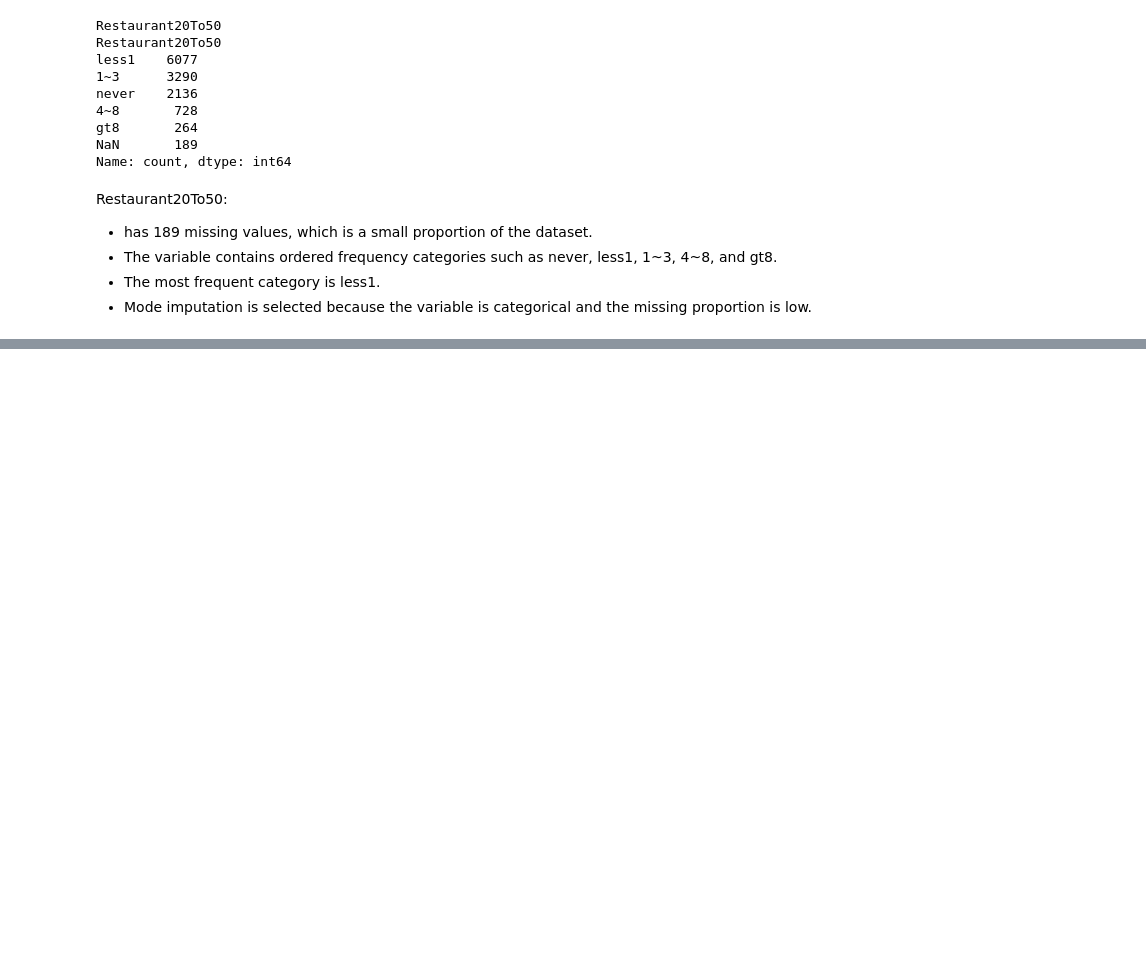
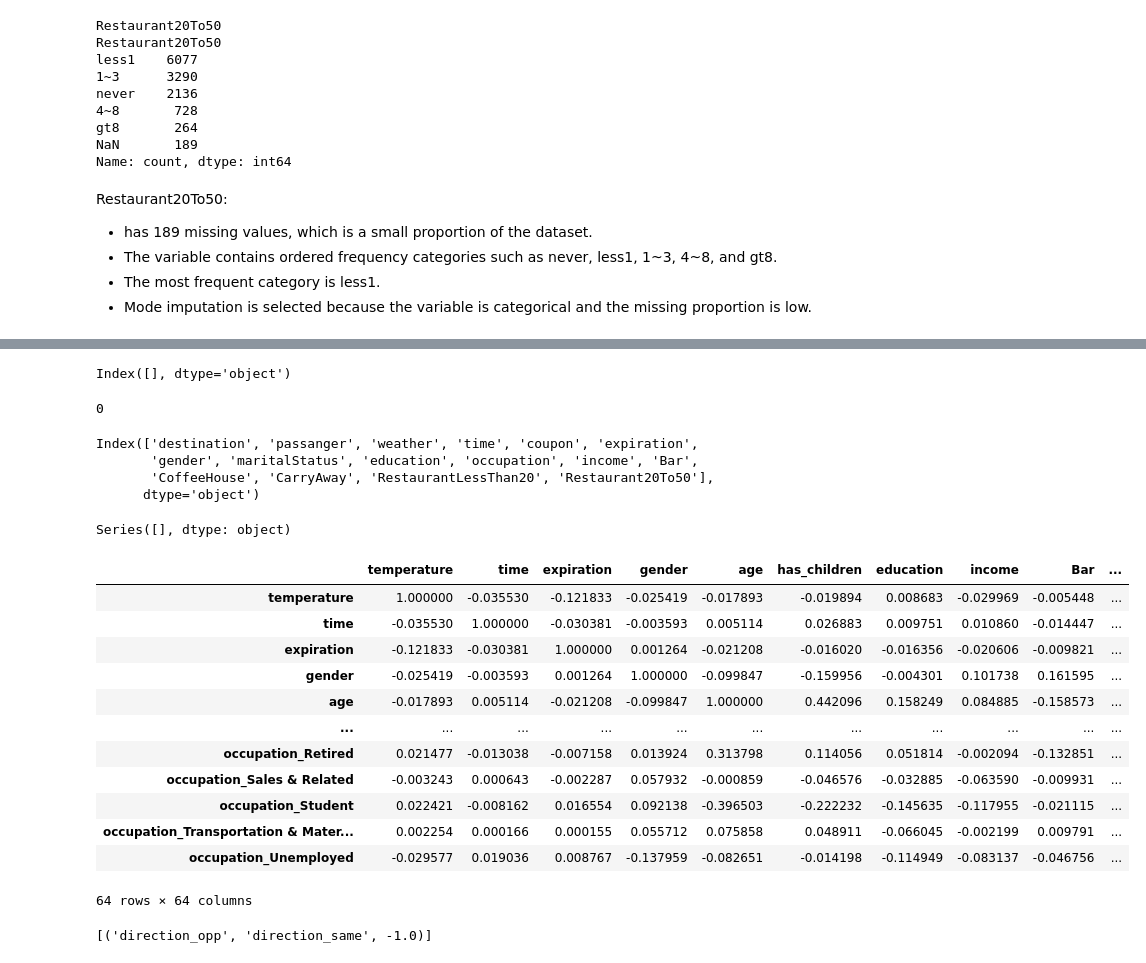
Before and after one commit to ChDXXX/IFN580-A1, a Jupyter notebook: Task1.ipynb, the cells around one changed output, grey strips where cells are left out. Saved outputs shown, nothing was run; the diff lists cells and outputs as text; code cells hidden in the pictures; blank space fills up the shorter version.

Commit message:
Add files via upload
Final task 1

```diff
--- a/Task1.ipynb
+++ b/Task1.ipynb
@@ -262,0 +430,2 @@ array(['21', '46', '26', '31', '41', '50plus', '36', 'below21'],
+# %%
+df = df.drop(columns=['destination'])
@@ -262,0 +442,16 @@ array(['21', '46', '26', '31', '41', '50plus', '36', 'below21'],
+# %%
+nominal_columns = [
+    'passanger',
+    'weather',
+    'coupon',
+    'maritalStatus',
+    'occupation'
+]
+nominal_encoded = pd.get_dummies(
+    df[nominal_columns],
+    prefix=nominal_columns,
+    dtype=int
+)
+df = pd.concat([df, nominal_encoded], axis=1)
+# %%
+df = df.drop(columns=nominal_columns)
@@ -262,0 +490,56 @@ array(['21', '46', '26', '31', '41', '50plus', '36', 'below21'],
+# %%
+df.select_dtypes(include='object').columns
+# %% [output]
+Index([], dtype='object')
+# %%
+df.isnull().sum().sum()
+# %% [output]
+0
+# %%
+# Task 1.4 – Correlation Analysis and Redundant Variables
+
+df.select_dtypes(exclude='number').columns
+# %% [output]
+Index(['destination', 'passanger', 'weather', 'time', 'coupon', 'expiration',
+       'gender', 'maritalStatus', 'education', 'occupation', 'income', 'Bar',
+       'CoffeeHouse', 'CarryAway', 'RestaurantLessThan20', 'Restaurant20To50'],
+      dtype='object')
+# %%
+df.dtypes[df.dtypes == 'object']
+# %% [output]
+Series([], dtype: object)
+# %%
+correlation_matrix = df.corr()
+# %%
+correlation_matrix
+# %% [output]
+|  | temperature | time | expiration | gender | age | has_children | education | income | Bar | ... |
+| temperature | 1.000000 | -0.035530 | -0.121833 | -0.025419 | -0.017893 | -0.019894 | 0.008683 | -0.029969 | -0.005448 | ... |
+| time | -0.035530 | 1.000000 | -0.030381 | -0.003593 | 0.005114 | 0.026883 | 0.009751 | 0.010860 | -0.014447 | ... |
+| expiration | -0.121833 | -0.030381 | 1.000000 | 0.001264 | -0.021208 | -0.016020 | -0.016356 | -0.020606 | -0.009821 | ... |
+| gender | -0.025419 | -0.003593 | 0.001264 | 1.000000 | -0.099847 | -0.159956 | -0.004301 | 0.101738 | 0.161595 | ... |
+| age | -0.017893 | 0.005114 | -0.021208 | -0.099847 | 1.000000 | 0.442096 | 0.158249 | 0.084885 | -0.158573 | ... |
+| ... | ... | ... | ... | ... | ... | ... | ... | ... | ... | ... |
+| occupation_Retired | 0.021477 | -0.013038 | -0.007158 | 0.013924 | 0.313798 | 0.114056 | 0.051814 | -0.002094 | -0.132851 | ... |
+| occupation_Sales & Related | -0.003243 | 0.000643 | -0.002287 | 0.057932 | -0.000859 | -0.046576 | -0.032885 | -0.063590 | -0.009931 | ... |
+| occupation_Student | 0.022421 | -0.008162 | 0.016554 | 0.092138 | -0.396503 | -0.222232 | -0.145635 | -0.117955 | -0.021115 | ... |
+| occupation_Transportation & Mater... | 0.002254 | 0.000166 | 0.000155 | 0.055712 | 0.075858 | 0.048911 | -0.066045 | -0.002199 | 0.009791 | ... |
+| occupation_Unemployed | -0.029577 | 0.019036 | 0.008767 | -0.137959 | -0.082651 | -0.014198 | -0.114949 | -0.083137 | -0.046756 | ... |
+64 rows × 64 columns
+# %%
+high_corr_pairs = []
+
+for i in range(len(correlation_matrix.columns)):
+    for j in range(i):
+        corr_value = correlation_matrix.iloc[i, j]
+
+        if abs(corr_value) > 0.90:
+            high_corr_pairs.append((
+                correlation_matrix.columns[i],
+                correlation_matrix.columns[j],
+                corr_value
+            ))
+
+high_corr_pairs
+# %% [output]
+[('direction_opp', 'direction_same', -1.0)]
```
Also changed, not shown: parts of 46 cells of this notebook.
